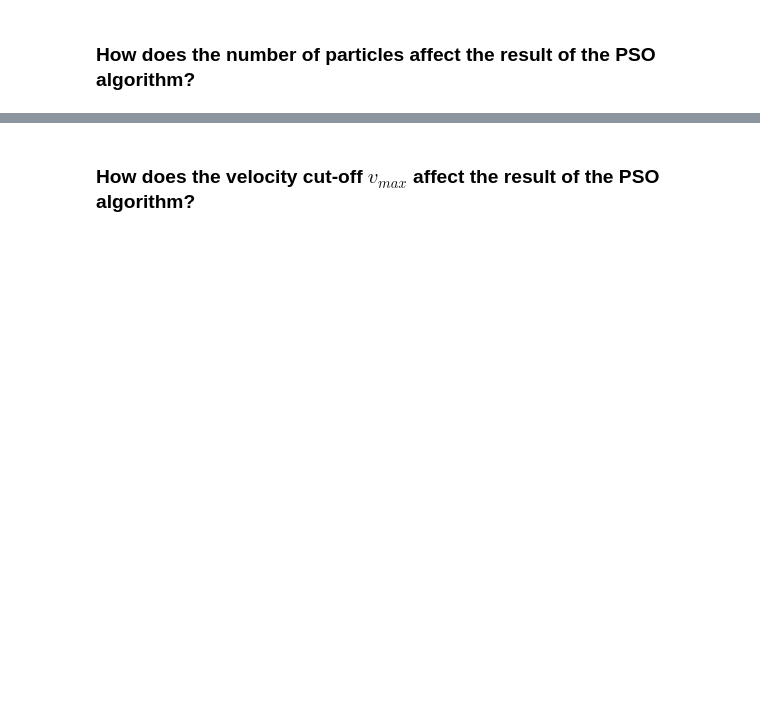
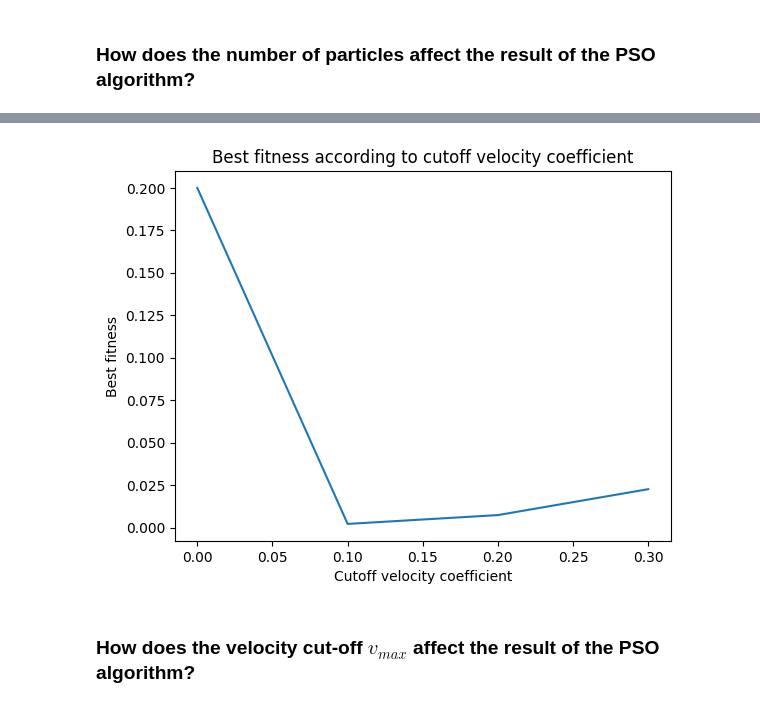
Before and after one commit to Arkanthara/metaheuristics_for_optimization, a Jupyter notebook: TP5_Donnet_Michel_Jean_Joseph.ipynb, the cells around one changed output, grey strips where cells are left out. Drawn from its saved outputs; the diff is of its cells as text; code cells hidden in the pictures; blank space fills up the shorter version.

```diff
--- a/TP5_Donnet_Michel_Jean_Joseph.ipynb
+++ b/TP5_Donnet_Michel_Jean_Joseph.ipynb
@@ -304,5 +321,17 @@ N = [10, 20, 30, 50]
 # %%
 # Run algorithm for range of vmax_coeff, the cutoff velocity coefficient (choose N according to experiment above)
 vmax_coeff = [0, 0.1, 0.2, 0.3]
+result = []
+for v in vmax_coeff:
+    J_g, b_g, h_g, J_global = pso_NN(X, y_k, 50, v)
+    result.append(J_g)
+plt.figure()
+plt.plot(vmax_coeff, result)
+plt.title("Best fitness according to cutoff velocity coefficient")
+plt.xlabel("Cutoff velocity coefficient")
+plt.ylabel("Best fitness")
+plt.show()
+# %% [output]
+[figure, added]
 # %% [markdown]
 ### How does the velocity cut-off $v_{max}$ affect the result of the PSO algorithm?
```
Also changed, not shown: parts of 13 cells of this notebook.
